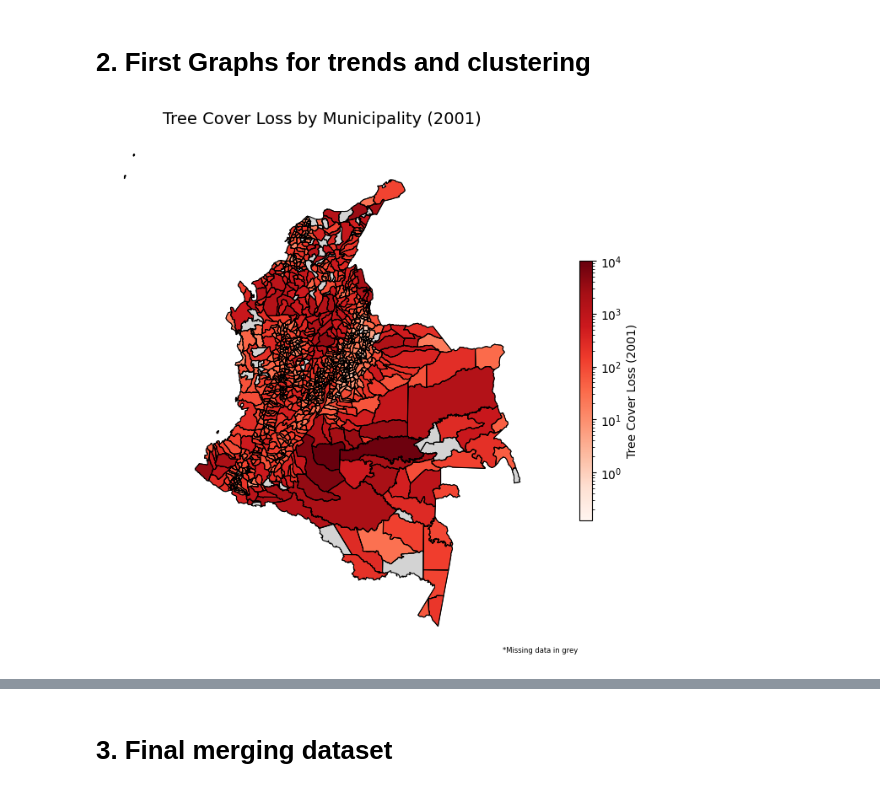
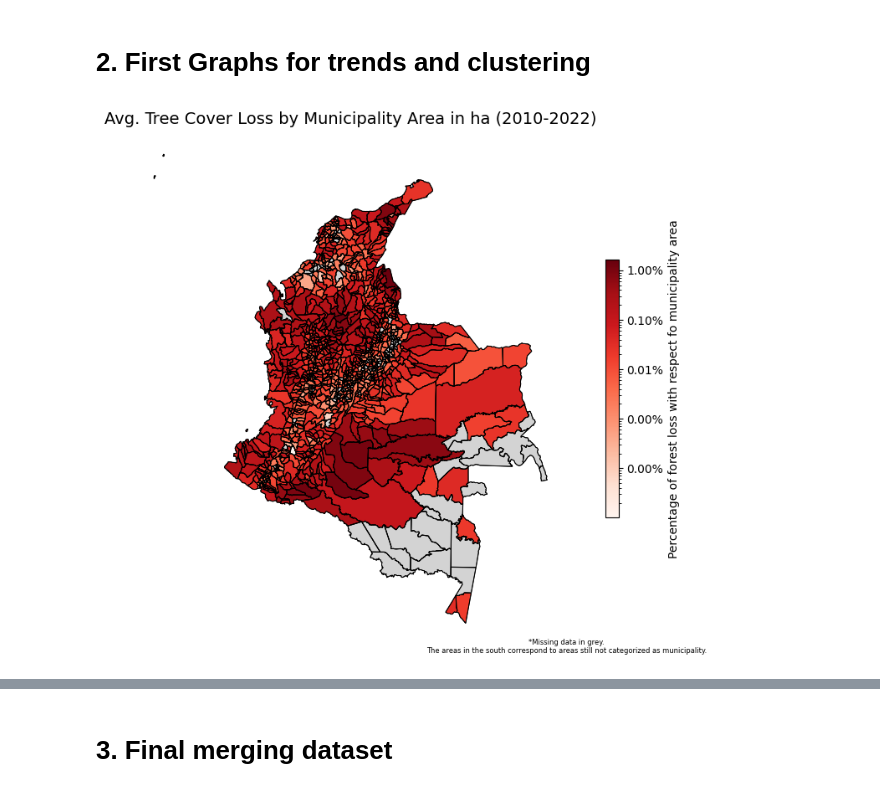
Before and after one commit to cpj97/MDS_thesis, a Jupyter notebook: Code/preprocessing_new.ipynb, the cells around one changed output, grey strips where cells are left out. Drawn from its saved outputs; the diff is of its cells as text; code cells hidden in the pictures.

```diff
--- a/Code/preprocessing_new.ipynb
+++ b/Code/preprocessing_new.ipynb
@@ -634,0 +626,8 @@ dnp
+# %%
+#####################
+### DNP variables ###
+#####################
+dnp = pd.read_excel("../Data/dnp&conflict.xlsx", sheet_name="dnp")
+
+
+dnp
@@ -634,0 +648,7 @@ dnp
+# %%
+### Conflic CEDE ###
+conflict = pd.read_excel("../Data/dnp&conflict.xlsx", sheet_name="conflict")
+
+conflict = conflict.fillna(0)
+
+conflict
@@ -669,6 +703,11 @@ agro = agro[agro[list(prefixes.values())].sum(axis=1) > 0]
 columns_to_keep = list(agro.columns[:2]) + [col for col in agro.columns if col.startswith("total_")]
 
 agro = agro[columns_to_keep]
+agro = agro.rename(columns={
+    "ano": "year"
+})
+
+agro = agro[agro["year"] >= 2010]
 
 agro
 # %% [output]
@@ -688,40 +782,54 @@ agro
 # %% [markdown]
 # 2. First Graphs for trends and clustering
 # %%
-#Example for 2001 -----> SOLO PARA PRUEBAS
+###############################
+### Aggregate Deforestation ###
+###############################
 
-# Plot the tree cover loss for 2001
-tree_loss_2001 = def_shapes[def_shapes["year"] == 2001][["codmpio", "tc_loss", "geometry"]]
-tree_loss_2001 = gpd.GeoDataFrame(tree_loss_2001, geometry="geometry")
+# Aggregate Tree Cover Loss by Municipality
+avg_tc_loss = final_df.groupby("codmpio")["pc_loss"].mean().reset_index()
+
+# Merge Data and Ensure Geometry is Valid
+gdf = shapes.merge(avg_tc_loss, on="codmpio", how="left")
+
+# Ensure `gdf` is a GeoDataFrame
+gdf = gpd.GeoDataFrame(gdf, geometry="geometry")
+
+# Drop rows where geometry is missing or invalid
+gdf = gdf.dropna(subset=["geometry"])
+gdf = gdf[gdf.is_valid]  # Remove invalid geometries
+
 
 # Replace 0 with NA to avoid log(0) in the color mapping
-tree_loss_2001["tc_loss"] = tree_loss_2001["tc_loss"].replace(0, np.nan)  # Replace 0 with NA
+gdf["pc_loss"] = gdf["pc_loss"].replace(0, np.nan)  # Replace 0 with NA
 # Define log scale normalization for color mapping
-log_norm = mcolors.LogNorm(vmin=tree_loss_2001["tc_loss"].min(), vmax=tree_loss_2001["tc_loss"].max())
+#legend_ticks = [0.01, 0.1, 1, 5, 10]  # Adjust based on max value (14%)
+log_norm = mcolors.LogNorm(vmin=gdf["pc_loss"].min(), vmax=gdf["pc_loss"].max())
 
 fig, ax = plt.subplots(figsize=(12, 8))
 
 shapes.plot(ax=ax, linewidth=0.8, color="lightgrey")  # Outline for all municipalities
 shapes.boundary.plot(ax=ax, linewidth=0.8, color="black")
 
-tree_loss_2001.plot(column="tc_loss", cmap="Reds", linewidth=0.5, edgecolor="black",
+gdf.plot(column="pc_loss", cmap="Reds", linewidth=0.5, edgecolor="black",
          legend=True, ax=ax, norm=log_norm,
          missing_kwds={"color": "lightgrey", "label": "No Data"},
-         legend_kwds={"label": "Tree Cover Loss (2001)", "orientation": "vertical", "shrink": 0.5})  # Shrink legend size
+         legend_kwds={"label": "Percentage of forest loss with respect fo municipality area", "orientation": "vertical",
+                      "shrink": 0.5, "format": "%.2f%%"})
 
 
-ax.set_title("Tree Cover Loss by Municipality (2001)", fontsize=14)
+ax.set_title("Avg. Tree Cover Loss by Municipality Area in ha (2010-2022)", fontsize=14)
 ax.axis("off")  # Hide axes
 
 # Move legend to the bottom right corner
 leg = ax.get_legend()
 if leg:
     leg.set_bbox_to_anchor((0.95, 0.05))  # (X, Y) position in figure coordinates
 
 # Add footnote about missing data
-plt.annotate("*Missing data in grey", xy=(1, 0), xycoords="axes fraction",
+plt.annotate("The grey areas in the south correspond to areas still not categorized as municipality.", xy=(1, 0), xycoords="axes fraction",
              fontsize=6, ha="center", va="center", color="black")
 
 plt.show()
 # %% [output]
-[figure, old version]
+[figure, new version]
```
Also changed, not shown: parts of 33 cells of this notebook.
